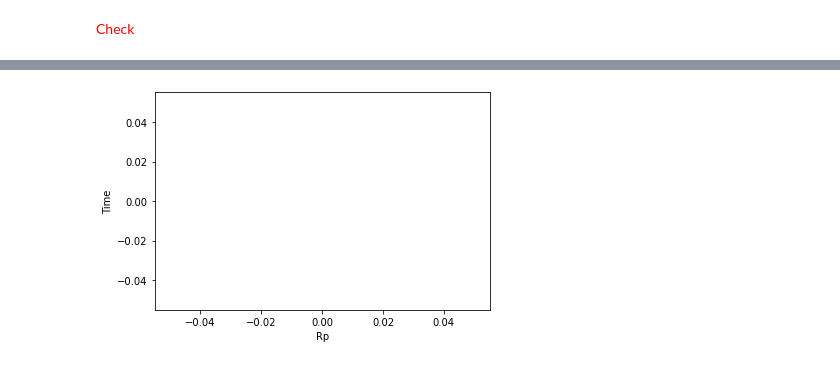
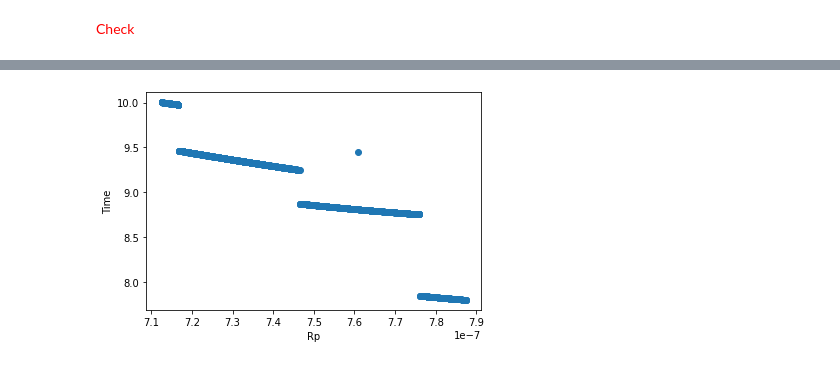
Before and after one commit to Hi-Tree/WGM_Forces, a Jupyter notebook: ode.ipynb, the cells around one changed output, grey strips where cells are left out. Cells and saved outputs as stored; diff of their text form; code cells hidden in the pictures.

```diff
--- a/ode.ipynb
+++ b/ode.ipynb
@@ -49,11 +49,11 @@ def randomized(N):
         #rhop is density,
 
         m = (4/3) * np.pi * (Rp**3) *1040
-        gamma = (6 * np.pi * eta * tao * Rp)/m #gamma tilde, average tao not sepcific to size ????
+        gamma = (6 * np.pi * eta * tao * Rp)/m #gamma tilde, average tao not sepcific to size
 
         dRhodT = vx*np.sin(theta)*np.cos(phi)+vy*np.sin(theta)*np.sin(phi)+vz*np.cos(theta) #vrho
         if dRhodT <= 0: #try more numbers forward trajectory of one of the particles
-            Results = pd.concat([pd.DataFrame([[vx,vy,vz,rho,theta,phi,dRhodT,0,0,Rp,gamma,None]],columns = Results.columns),Results],ignore_index = True)
+            Results = pd.concat([pd.DataFrame([[-0.001421,  0.006615,  0.001120,  39.351469,  1.654382,  4.081736, -0.004582,0,0,Rp,0.071851,None]],columns = Results.columns),Results],ignore_index = True)
     return Results
 # %% [markdown]
 <h2 style="color:deeppink">ODE Solver Function</h2>
@@ -77,7 +77,7 @@ def f(u, t, par, gamma):
 def solve(Results):
     global TC
     j = 0
-    time = np.linspace(0,200,100)
+    time = np.linspace(0,200,200)
     while j != len(Results.index):
         gamma_ = Results['gamma_'][j]
         par['R_ratio'] = (Results['Rp_'][j])/(5.6*10**(-5))
@@ -112,0 +91,10 @@ print(h)
+# %%
+h = pd.DataFrame(columns=['rand_x', 'rand_y', 'rand_z', 'rho_', 'theta_', 'phi_', 'dRho_',
+       'dTheta_', 'dPhi_', 'Rp_', 'gamma_', 'time_'])
+
+while(len(h.index) <= 2000):
+    F = randomized(10)
+    z = solve(F).dropna()
+    h = pd.concat([z, h],ignore_index = True)
+
+print(h)
@@ -113,7 +119,7 @@ print(h)
 # %%
-plt.plot(h['Rp_'],h['time_'])
+plt.plot(h['Rp_'],h['time_'],"o")
 plt.xlabel('Rp')
 plt.ylabel('Time')
 plt.show()
 # %% [output]
-[figure, old version]
+[figure, new version]
```
Also changed, not shown: parts of 7 cells of this notebook.
